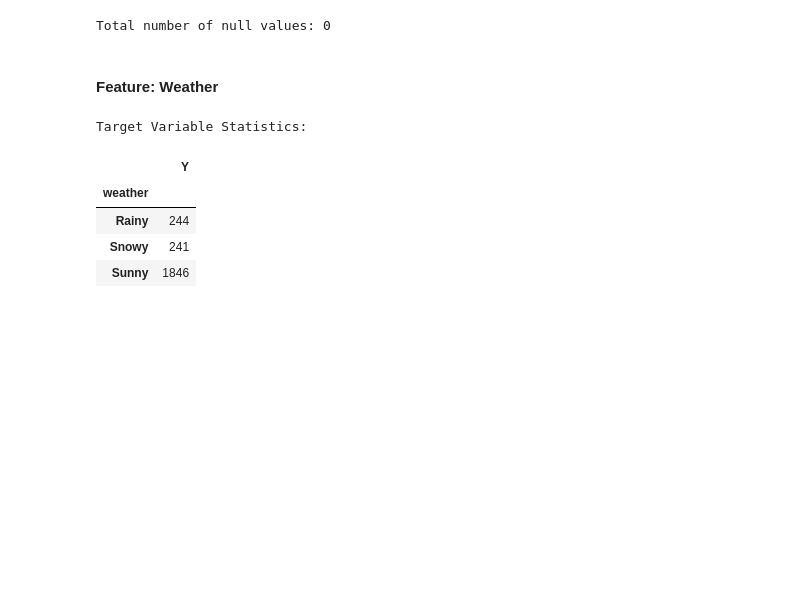
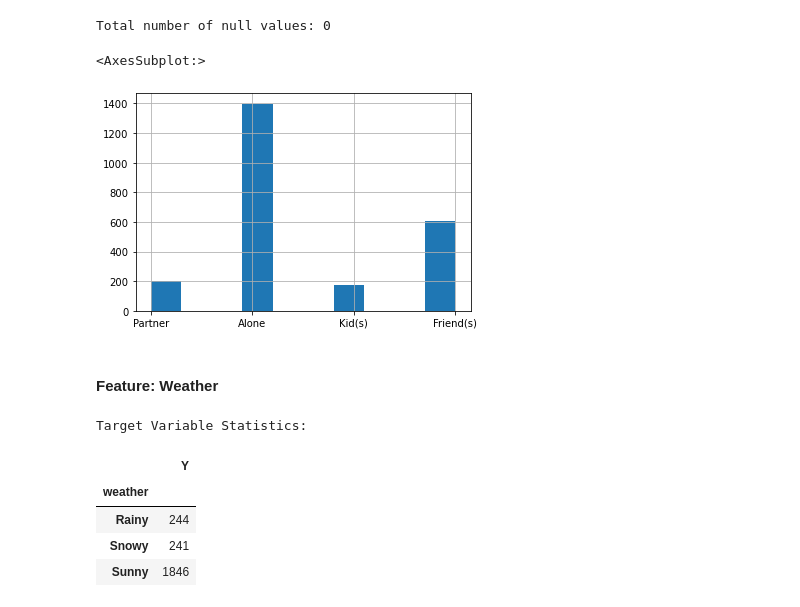
Before and after one commit to ddahiya16/Machine-Learning, a Jupyter notebook: Exam - Summer 2021.ipynb, the cells around one changed output. Saved outputs shown, nothing was run; the diff lists cells and outputs as text; code cells hidden in the pictures; blank space fills up the shorter version.

```diff
--- a/Exam - Summer 2021.ipynb
+++ b/Exam - Summer 2021.ipynb
@@ -234,6 +245,11 @@ Target Variable Statistics:
 print("Total number of null values:", df_train['passanger'].isnull().sum())
 # %% [output]
 Total number of null values: 0
+# %%
+df_train['passanger'].hist()
+# %% [output]
+<AxesSubplot:>
+[figure, added]
 # %% [markdown]
 #### Feature: Weather
 # %%
```
Also changed, not shown: parts of 75 cells of this notebook.
